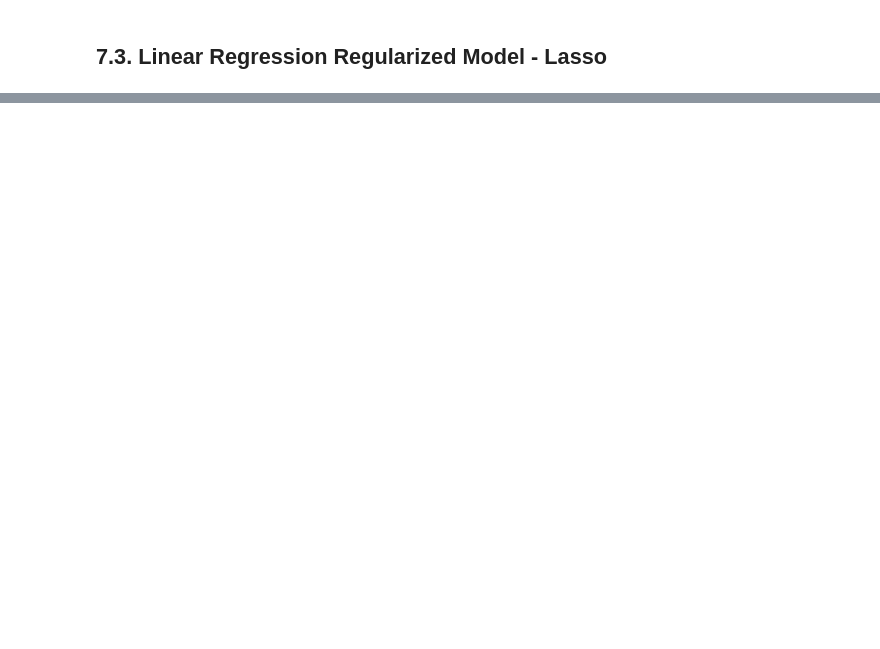
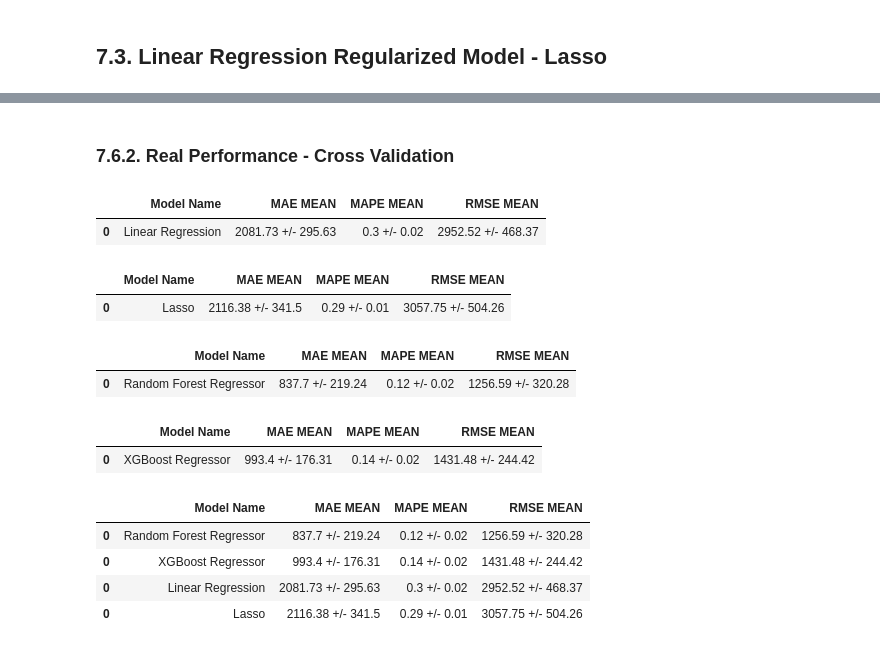
Before and after one commit to gustavohssBR/Ds_em_producao, a Jupyter notebook: notebooks/ds_ciclo_07.ipynb, the cells around one changed output, grey strips where cells are left out. Cells and saved outputs as stored; diff of their text form; code cells hidden in the pictures; blank space fills up the shorter version.

```diff
--- a/notebooks/ds_ciclo_07.ipynb
+++ b/notebooks/ds_ciclo_07.ipynb
@@ -1534,0 +1627,20 @@ lrrl_result
+# %%
+# model
+# eu consigo melhorar bastante esse algorimo almetando o numero de n_estimators
+model_xgb  =  xgb.XGBRegressor( objective='reg:squarederror',
+                                n_estimators=100,
+                                eta=0.1,
+                                max_depth=10,
+                                subsample=0.7,
+                                colsample_bytee=0.9 )
+
+model_xgb.fit( x_train, y_train )
+
+# prediction
+yhat_xgb = model_xgb.predict( x_test )
+
+# performance
+# np.expm1 e para reverter a transfomação que foi feita na coluna 'sales' no passo 5.3.2. para que as vendas voltem para o formato original.
+# a Transformaçao df5['sales'] = np.log1p( df5['sales'] )
+xgb_result = ml_error( 'XGBoost Regressor', np.expm1( y_test ), np.expm1( yhat_xgb ) )
+xgb_result
@@ -1534,0 +1655,3 @@ lrrl_result
+# %%
+xgb_result_cv = cross_validation(x_training, 5, 'XGBoost Regressor', model_xgb )
+xgb_result_cv
@@ -1534,0 +1692,34 @@ lrrl_result
+# %% [markdown]
+### 7.6.2. Real Performance - Cross Validation
+# %%
+lr_result_cv
+# %% [output]
+|  | Model Name | MAE MEAN | MAPE MEAN | RMSE MEAN |
+| 0 | Linear Regression | 2081.73 +/- 295.63 | 0.3 +/- 0.02 | 2952.52 +/- 468.37 |
+# %%
+lrrl_result_cv
+# %% [output]
+|  | Model Name | MAE MEAN | MAPE MEAN | RMSE MEAN |
+| 0 | Lasso | 2116.38 +/- 341.5 | 0.29 +/- 0.01 | 3057.75 +/- 504.26 |
+# %%
+rf_result_cv
+# %% [output]
+|  | Model Name | MAE MEAN | MAPE MEAN | RMSE MEAN |
+| 0 | Random Forest Regressor | 837.7 +/- 219.24 | 0.12 +/- 0.02 | 1256.59 +/- 320.28 |
+# %%
+xgb_result_cv
+# %% [output]
+|  | Model Name | MAE MEAN | MAPE MEAN | RMSE MEAN |
+| 0 | XGBoost Regressor | 993.4 +/- 176.31 | 0.14 +/- 0.02 | 1431.48 +/- 244.42 |
+# %%
+modelling_result_cv = pd.concat( [ lr_result_cv, lrrl_result_cv, rf_result_cv, xgb_result_cv ] )
+modelling_result_cv = modelling_result_cv.sort_values( 'RMSE MEAN' )
+modelling_result_cv
+# mesmo o random forest Regressor dando um melhor resultado vai ser utilizado o XGBoost por que com ele da para implemetar o finale tune na mão e
+# pela performance do algorimo que o XGBoost ser muito mais rapido.
+# %% [output]
+|  | Model Name | MAE MEAN | MAPE MEAN | RMSE MEAN |
+| 0 | Random Forest Regressor | 837.7 +/- 219.24 | 0.12 +/- 0.02 | 1256.59 +/- 320.28 |
+| 0 | XGBoost Regressor | 993.4 +/- 176.31 | 0.14 +/- 0.02 | 1431.48 +/- 244.42 |
+| 0 | Linear Regression | 2081.73 +/- 295.63 | 0.3 +/- 0.02 | 2952.52 +/- 468.37 |
+| 0 | Lasso | 2116.38 +/- 341.5 | 0.29 +/- 0.01 | 3057.75 +/- 504.26 |
```
Also changed, not shown: parts of 28 cells of this notebook.
